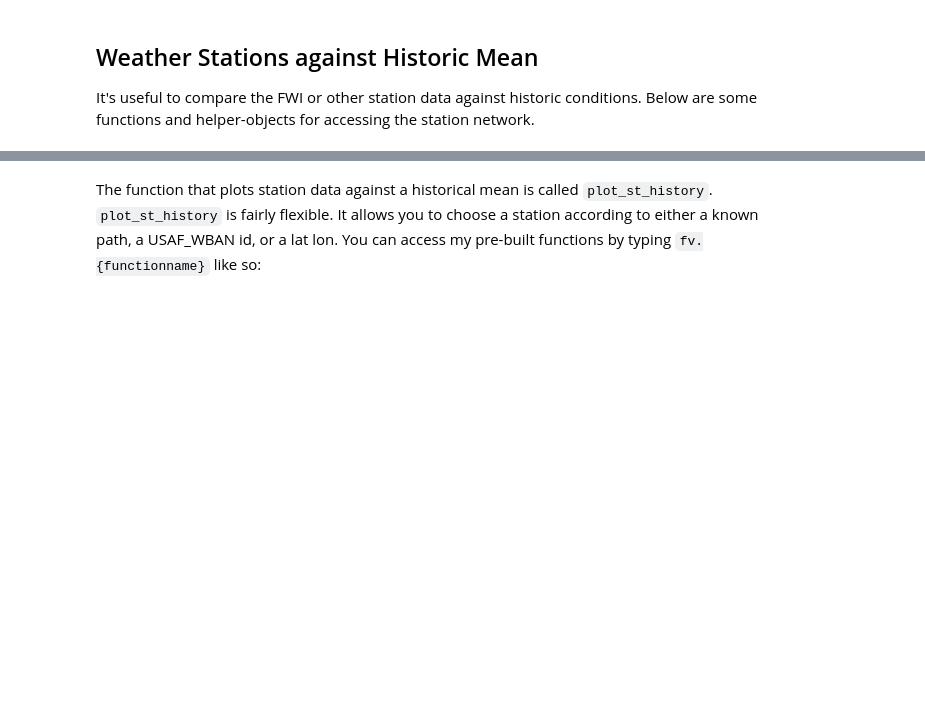
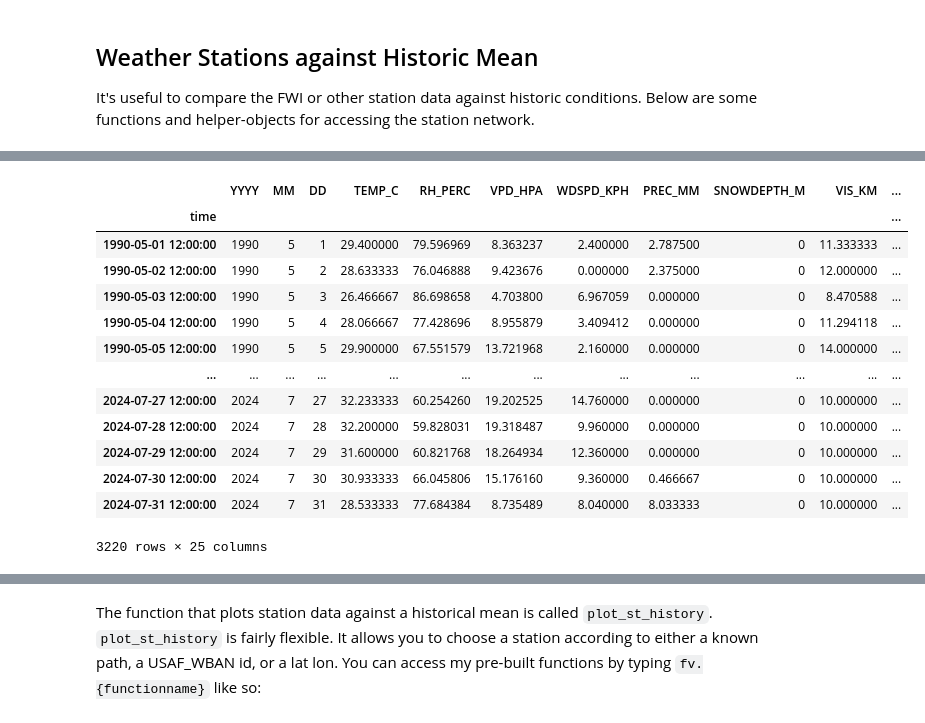
Before and after one commit to mccabete/fwiVis, a Jupyter notebook: base-fwi-vis/Robert_Station_historical.ipynb, the cells around one changed output, grey strips where cells are left out. Cells and saved outputs as stored; diff of their text form; code cells hidden in the pictures; blank space fills up the shorter version.

```diff
--- a/base-fwi-vis/Robert_Station_historical.ipynb
+++ b/base-fwi-vis/Robert_Station_historical.ipynb
@@ -39,0 +54,20 @@ Searching for availible stations atveda-data-store-staging/EIS/other/station-FWI
+# %%
+mj = tmp
+mj.index.day.unique()
+
+mj
+# %% [output]
+|  | YYYY | MM | DD | TEMP_C | RH_PERC | VPD_HPA | WDSPD_KPH | PREC_MM | SNOWDEPTH_M | VIS_KM | ... |
+| time |  |  |  |  |  |  |  |  |  |  | ... |
+| 1990-05-01 12:00:00 | 1990 | 5 | 1 | 29.400000 | 79.596969 | 8.363237 | 2.400000 | 2.787500 | 0 | 11.333333 | ... |
+| 1990-05-02 12:00:00 | 1990 | 5 | 2 | 28.633333 | 76.046888 | 9.423676 | 0.000000 | 2.375000 | 0 | 12.000000 | ... |
+| 1990-05-03 12:00:00 | 1990 | 5 | 3 | 26.466667 | 86.698658 | 4.703800 | 6.967059 | 0.000000 | 0 | 8.470588 | ... |
+| 1990-05-04 12:00:00 | 1990 | 5 | 4 | 28.066667 | 77.428696 | 8.955879 | 3.409412 | 0.000000 | 0 | 11.294118 | ... |
+| 1990-05-05 12:00:00 | 1990 | 5 | 5 | 29.900000 | 67.551579 | 13.721968 | 2.160000 | 0.000000 | 0 | 14.000000 | ... |
+| ... | ... | ... | ... | ... | ... | ... | ... | ... | ... | ... | ... |
+| 2024-07-27 12:00:00 | 2024 | 7 | 27 | 32.233333 | 60.254260 | 19.202525 | 14.760000 | 0.000000 | 0 | 10.000000 | ... |
+| 2024-07-28 12:00:00 | 2024 | 7 | 28 | 32.200000 | 59.828031 | 19.318487 | 9.960000 | 0.000000 | 0 | 10.000000 | ... |
+| 2024-07-29 12:00:00 | 2024 | 7 | 29 | 31.600000 | 60.821768 | 18.264934 | 12.360000 | 0.000000 | 0 | 10.000000 | ... |
+| 2024-07-30 12:00:00 | 2024 | 7 | 30 | 30.933333 | 66.045806 | 15.176160 | 9.360000 | 0.466667 | 0 | 10.000000 | ... |
+| 2024-07-31 12:00:00 | 2024 | 7 | 31 | 28.533333 | 77.684384 | 8.735489 | 8.040000 | 8.033333 | 0 | 10.000000 | ... |
+3220 rows × 25 columns
```
Also changed, not shown: parts of 7 cells of this notebook, 1 other file.
